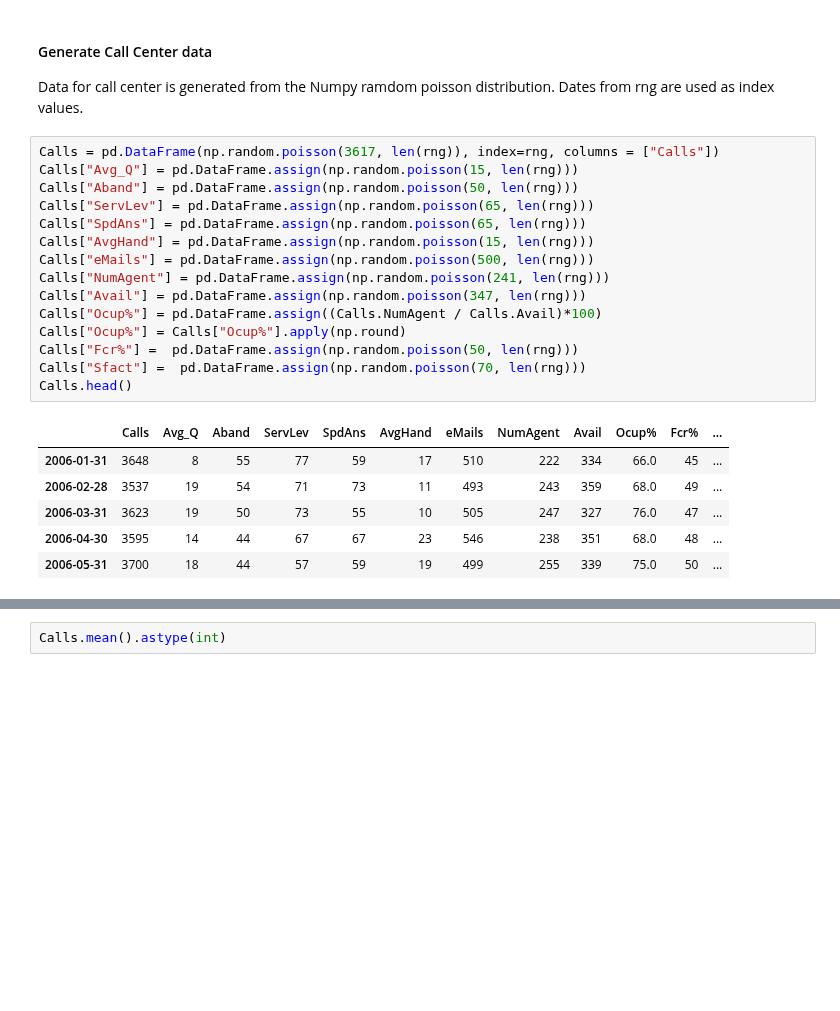
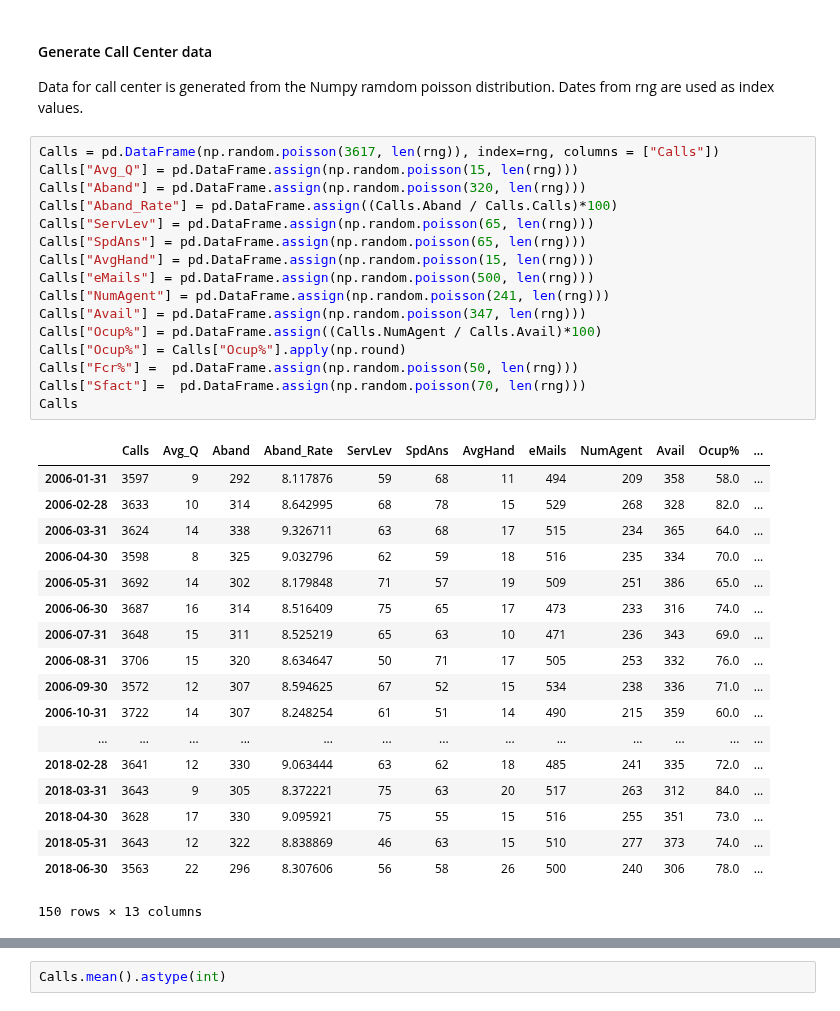
Before and after one commit to eamonnofarrell/Programming_Project, a Jupyter notebook: Prog_Project.ipynb, the cells around one changed output, grey strips where cells are left out. Saved outputs shown, nothing was run; the diff lists cells and outputs as text; blank space fills up the shorter version.

```diff
--- a/Prog_Project.ipynb
+++ b/Prog_Project.ipynb
@@ -83,22 +82,35 @@ Data for call center is generated from the Numpy ramdom poisson distribution. Da
 # %%
 Calls = pd.DataFrame(np.random.poisson(3617, len(rng)), index=rng, columns = ["Calls"])
 Calls["Avg_Q"] = pd.DataFrame.assign(np.random.poisson(15, len(rng)))
-Calls["Aband"] = pd.DataFrame.assign(np.random.poisson(50, len(rng)))
+Calls["Aband"] = pd.DataFrame.assign(np.random.poisson(320, len(rng)))
+Calls["Aband_Rate"] = pd.DataFrame.assign((Calls.Aband / Calls.Calls)*100)
 Calls["ServLev"] = pd.DataFrame.assign(np.random.poisson(65, len(rng)))
 Calls["SpdAns"] = pd.DataFrame.assign(np.random.poisson(65, len(rng)))
 Calls["AvgHand"] = pd.DataFrame.assign(np.random.poisson(15, len(rng)))
 Calls["eMails"] = pd.DataFrame.assign(np.random.poisson(500, len(rng)))
 Calls["NumAgent"] = pd.DataFrame.assign(np.random.poisson(241, len(rng)))
 Calls["Avail"] = pd.DataFrame.assign(np.random.poisson(347, len(rng)))
 Calls["Ocup%"] = pd.DataFrame.assign((Calls.NumAgent / Calls.Avail)*100)
 Calls["Ocup%"] = Calls["Ocup%"].apply(np.round)
 Calls["Fcr%"] =  pd.DataFrame.assign(np.random.poisson(50, len(rng)))
 Calls["Sfact"] =  pd.DataFrame.assign(np.random.poisson(70, len(rng)))
-Calls.head()
+Calls
 # %% [output]
-|  | Calls | Avg_Q | Aband | ServLev | SpdAns | AvgHand | eMails | NumAgent | Avail | Ocup% | Fcr% | ... |
-| 2006-01-31 | 3648 | 8 | 55 | 77 | 59 | 17 | 510 | 222 | 334 | 66.0 | 45 | ... |
-| 2006-02-28 | 3537 | 19 | 54 | 71 | 73 | 11 | 493 | 243 | 359 | 68.0 | 49 | ... |
-| 2006-03-31 | 3623 | 19 | 50 | 73 | 55 | 10 | 505 | 247 | 327 | 76.0 | 47 | ... |
-| 2006-04-30 | 3595 | 14 | 44 | 67 | 67 | 23 | 546 | 238 | 351 | 68.0 | 48 | ... |
-| 2006-05-31 | 3700 | 18 | 44 | 57 | 59 | 19 | 499 | 255 | 339 | 75.0 | 50 | ... |
+|  | Calls | Avg_Q | Aband | Aband_Rate | ServLev | SpdAns | AvgHand | eMails | NumAgent | Avail | Ocup% | ... |
+| 2006-01-31 | 3597 | 9 | 292 | 8.117876 | 59 | 68 | 11 | 494 | 209 | 358 | 58.0 | ... |
+| 2006-02-28 | 3633 | 10 | 314 | 8.642995 | 68 | 78 | 15 | 529 | 268 | 328 | 82.0 | ... |
+| 2006-03-31 | 3624 | 14 | 338 | 9.326711 | 63 | 68 | 17 | 515 | 234 | 365 | 64.0 | ... |
+| 2006-04-30 | 3598 | 8 | 325 | 9.032796 | 62 | 59 | 18 | 516 | 235 | 334 | 70.0 | ... |
+| 2006-05-31 | 3692 | 14 | 302 | 8.179848 | 71 | 57 | 19 | 509 | 251 | 386 | 65.0 | ... |
+| 2006-06-30 | 3687 | 16 | 314 | 8.516409 | 75 | 65 | 17 | 473 | 233 | 316 | 74.0 | ... |
+| 2006-07-31 | 3648 | 15 | 311 | 8.525219 | 65 | 63 | 10 | 471 | 236 | 343 | 69.0 | ... |
+| 2006-08-31 | 3706 | 15 | 320 | 8.634647 | 50 | 71 | 17 | 505 | 253 | 332 | 76.0 | ... |
+| 2006-09-30 | 3572 | 12 | 307 | 8.594625 | 67 | 52 | 15 | 534 | 238 | 336 | 71.0 | ... |
+| 2006-10-31 | 3722 | 14 | 307 | 8.248254 | 61 | 51 | 14 | 490 | 215 | 359 | 60.0 | ... |
+| ... | ... | ... | ... | ... | ... | ... | ... | ... | ... | ... | ... | ... |
+| 2018-02-28 | 3641 | 12 | 330 | 9.063444 | 63 | 62 | 18 | 485 | 241 | 335 | 72.0 | ... |
+| 2018-03-31 | 3643 | 9 | 305 | 8.372221 | 75 | 63 | 20 | 517 | 263 | 312 | 84.0 | ... |
+| 2018-04-30 | 3628 | 17 | 330 | 9.095921 | 75 | 55 | 15 | 516 | 255 | 351 | 73.0 | ... |
+| 2018-05-31 | 3643 | 12 | 322 | 8.838869 | 46 | 63 | 15 | 510 | 277 | 373 | 74.0 | ... |
+| 2018-06-30 | 3563 | 22 | 296 | 8.307606 | 56 | 58 | 26 | 500 | 240 | 306 | 78.0 | ... |
+150 rows × 13 columns
```
Also changed, not shown: parts of 3 cells of this notebook.
